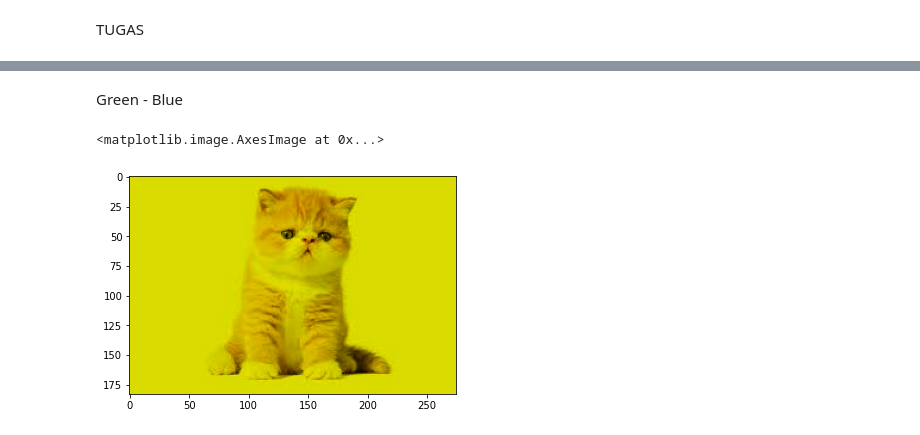
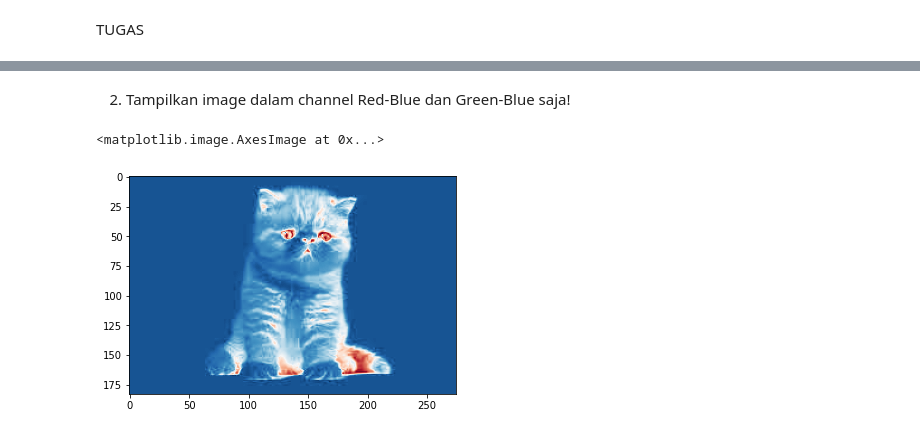
Before and after one commit to ifaindrianningsih/PCVK_Genap-2023, a Jupyter notebook: Week2.ipynb, the cells around one changed output, grey strips where cells are left out. Drawn from its saved outputs; the diff is of its cells as text; code cells hidden in the pictures.

```diff
--- a/Week2.ipynb
+++ b/Week2.ipynb
@@ -141,9 +134,8 @@ plt.imshow(img_rb)
-# %% [markdown]
-Green - Blue
-# %%
-img_gb = cv.cvtColor(img, cv.COLOR_BGR2RGB)
-img_gb[:,:,2] = np.zeros([img_gb.shape[0], img_gb.shape[1]])
-plt.imshow(img_gb)
-# %% [output]
-<matplotlib.image.AxesImage at 0x...>
-[figure, removed]
+# %% [markdown]
+2.	Tampilkan image dalam channel Red-Blue dan Green-Blue saja!
+# %%
+# Red - Blue
+plt.imshow(img_gray, cmap='RdBu')
+# %% [output]
+<matplotlib.image.AxesImage at 0x...>
+[figure, added]
```
Also changed, not shown: parts of 19 cells of this notebook.
